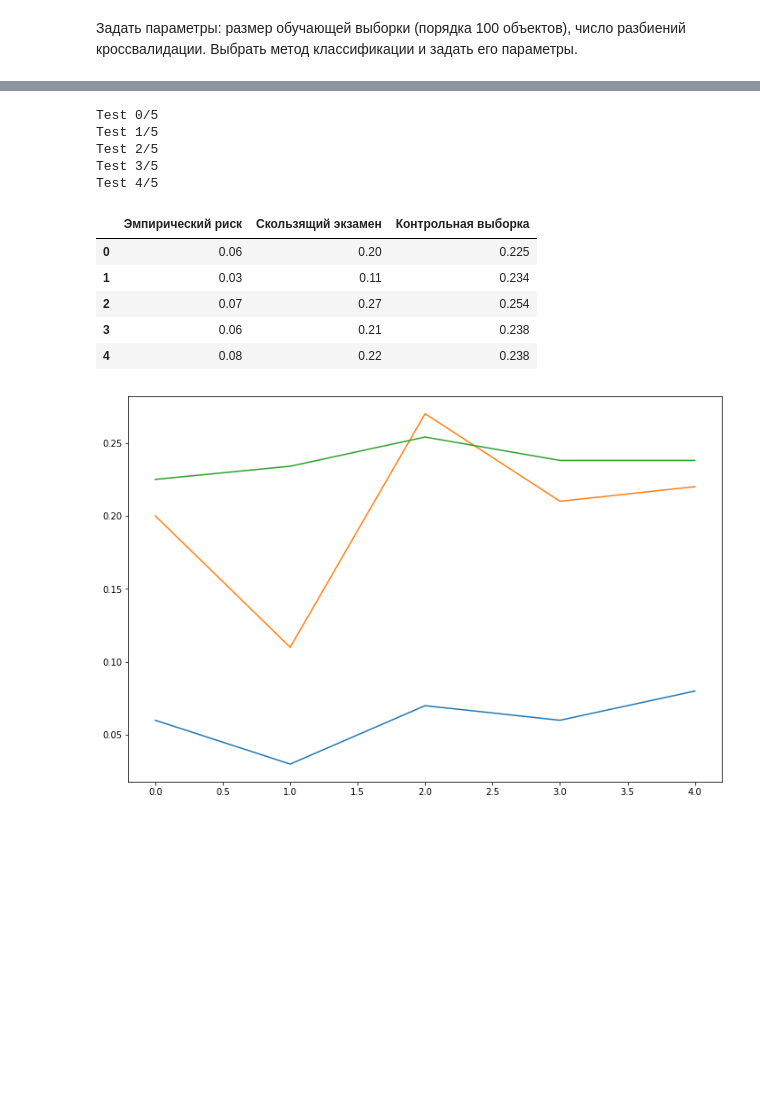
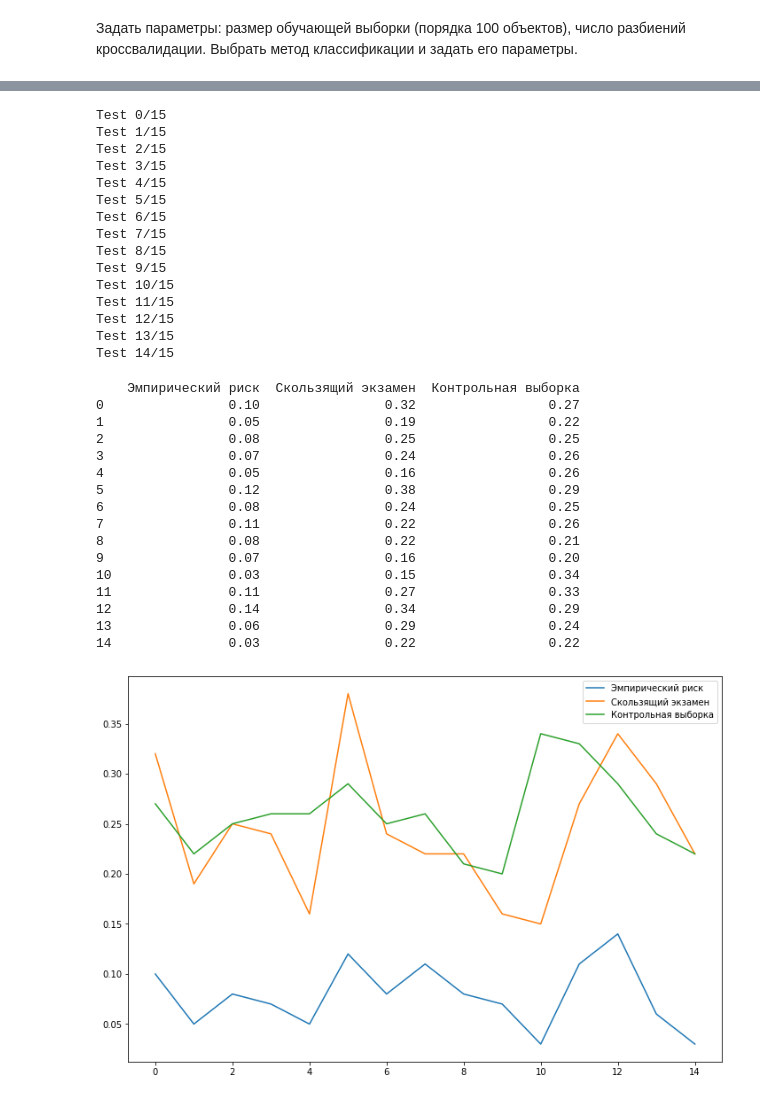
Before and after one commit to pishchev/RGR, a Jupyter notebook: RGR.ipynb, the cells around one changed output, grey strips where cells are left out. Cells and saved outputs as stored; diff of their text form; code cells hidden in the pictures; blank space fills up the shorter version.

```diff
--- a/RGR.ipynb
+++ b/RGR.ipynb
@@ -176,7 +176,7 @@ def score_test(clf_getter, repeats):
       scores_cv.append(1 - clf.score(X_test, y_test))
     result.append(np.mean(scores_cv))
 
-    test_dataset = generate_dataset(1000)
+    test_dataset = generate_dataset(100)
     X = test_dataset[:, 1:]
     y = test_dataset[:, 0]
     result.append(1 - clf.score(X, y))
@@ -187,26 +187,41 @@ def score_test(clf_getter, repeats):
   df.columns = ['Эмпирический риск','Скользящий экзамен','Контрольная выборка']
   return df
 # %%
-results = score_test(RandomForestClassifierGetter(10, 5), 5)
-results
+results = score_test(RandomForestClassifierGetter(10, 5), 15)
 # %% [output]
-Test 0/5
-Test 1/5
-Test 2/5
-Test 3/5
-Test 4/5
+Test 0/15
+Test 1/15
+Test 2/15
+Test 3/15
+Test 4/15
+Test 5/15
+Test 6/15
+Test 7/15
+Test 8/15
+Test 9/15
+Test 10/15
+Test 11/15
+Test 12/15
+Test 13/15
+Test 14/15
-|  | Эмпирический риск | Скользящий экзамен | Контрольная выборка |
-| 0 | 0.06 | 0.20 | 0.225 |
-| 1 | 0.03 | 0.11 | 0.234 |
-| 2 | 0.07 | 0.27 | 0.254 |
-| 3 | 0.06 | 0.21 | 0.238 |
-| 4 | 0.08 | 0.22 | 0.238 |
-# %%
-fig = plt.figure(figsize=(12, 8))
-ax = fig.add_subplot(111)
-
-ax.plot(results["Эмпирический риск"])
-ax.plot(results["Скользящий экзамен"])
-ax.plot(results["Контрольная выборка"]);
-# %% [output]
-[figure, removed]
+# %%
+print(results);
+results.plot(figsize=(12,8));
+# %% [output]
+    Эмпирический риск  Скользящий экзамен  Контрольная выборка
+0                0.10                0.32                 0.27
+1                0.05                0.19                 0.22
+2                0.08                0.25                 0.25
+3                0.07                0.24                 0.26
+4                0.05                0.16                 0.26
+5                0.12                0.38                 0.29
+6                0.08                0.24                 0.25
+7                0.11                0.22                 0.26
+8                0.08                0.22                 0.21
+9                0.07                0.16                 0.20
+10               0.03                0.15                 0.34
+11               0.11                0.27                 0.33
+12               0.14                0.34                 0.29
+13               0.06                0.29                 0.24
+14               0.03                0.22                 0.22
+[figure, added]
```
Also changed, not shown: parts of 11 cells of this notebook.
